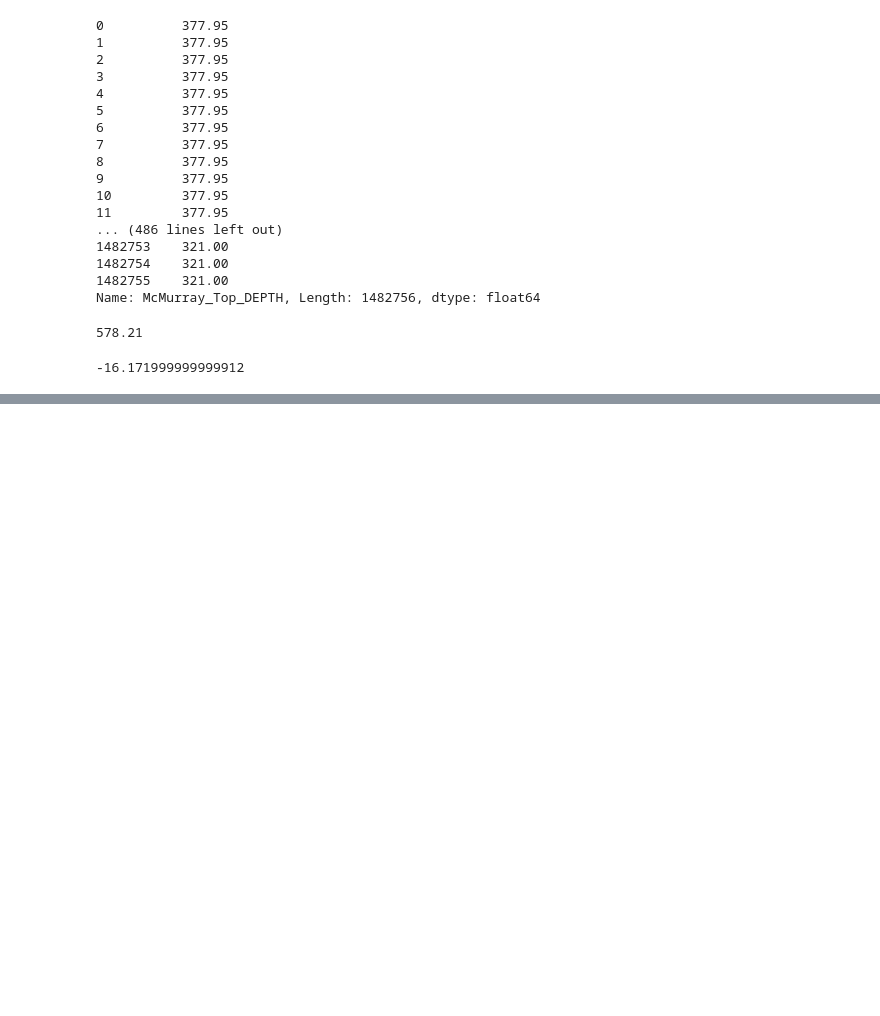
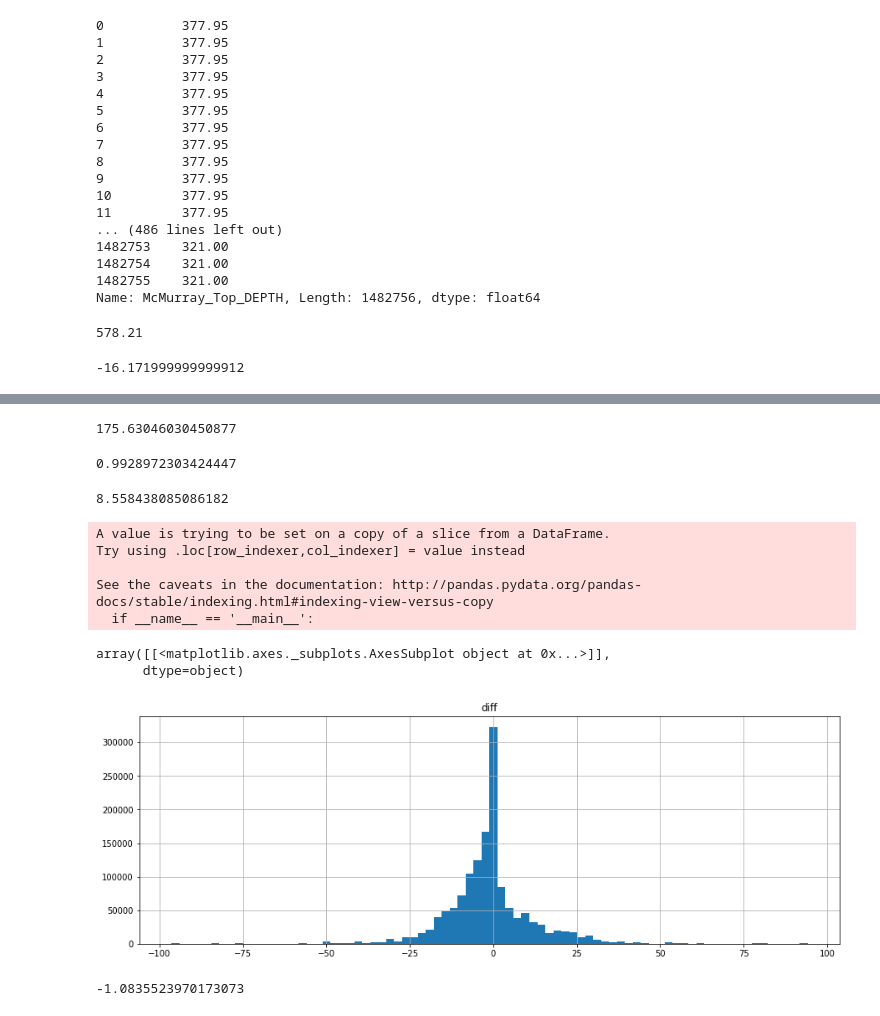
Before and after one commit to JustinGOSSES/MannvilleGroup_Strat_Hackathon, a Jupyter notebook: notebooks_2018/modular_redo/Machine_Learning/Machine_Learning_PostSplit_vA_20180804.ipynb, the cells around one changed output, grey strips where cells are left out. Cells and saved outputs as stored; diff of their text form; code cells hidden in the pictures; blank space fills up the shorter version.

Commit message:
got to the point of finally calculated a mean absolute error based on a depth prediction for each well starting from a classifier per row prediction, its still a mess but can be cleaned up.

```diff
--- a/notebooks_2018/modular_redo/Machine_Learning/Machine_Learning_PostSplit_vA_20180804.ipynb
+++ b/notebooks_2018/modular_redo/Machine_Learning/Machine_Learning_PostSplit_vA_20180804.ipynb
@@ -584,0 +726,2 @@ pred_diff_real_TopMcMr
+# %%
+df_results_train2_FullCol_vB = pd.concat([preSplitpreBal,df_results_train2_], axis=1)
@@ -595,0 +818,2 @@ def calcPredVsRealTopDif(pred_df,real_df):
+# %%
+calc_pred = calcPredVsRealTopDif(df_results_train2_FullCol_vB,'DEPT','TopMcMr_Pick_pred','UWI',[4,6,22],[0,60,95,100])
@@ -595,0 +835,2 @@ def calcPredVsRealTopDif(pred_df,real_df):
+# %%
+calc_pred_noZeros = calc_pred.loc[calc_pred['TopMcMr_Pick_predclassRollMeanSum_y'] != 0]
@@ -595,0 +841,4 @@ def calcPredVsRealTopDif(pred_df,real_df):
+# %%
+score
+# %% [output]
+175.63046030450877
@@ -595,0 +848,29 @@ def calcPredVsRealTopDif(pred_df,real_df):
+# %%
+r2_score = r2_score(calc_pred_noZeros['McMurray_Top_DEPTH'], calc_pred_noZeros['TopMcMr_Pick_pred_DEPT_pred'])
+r2_score
+# %% [output]
+0.9928972303424447
+# %%
+mean_absolute_error = mean_absolute_error(calc_pred_noZeros['McMurray_Top_DEPTH'], calc_pred_noZeros['TopMcMr_Pick_pred_DEPT_pred'])
+mean_absolute_error
+# %% [output]
+8.558438085086182
+# %%
+calc_pred_noZeros['diff'] = calc_pred_noZeros['McMurray_Top_DEPTH'] - calc_pred_noZeros['TopMcMr_Pick_pred_DEPT_pred']
+# %% [output]
+A value is trying to be set on a copy of a slice from a DataFrame.
+Try using .loc[row_indexer,col_indexer] = value instead
+
+See the caveats in the documentation: http://pandas.pydata.org/pandas-docs/stable/indexing.html#indexing-view-versus-copy
+  if __name__ == '__main__':
+# %%
+calc_pred_noZeros.hist(column='diff',bins=80,figsize=(15,5))
+# %% [output]
+array([[<matplotlib.axes._subplots.AxesSubplot object at 0x...>]],
+      dtype=object)
+[figure, added]
+# %%
+mean_error = calc_pred_noZeros['diff'].mean()
+mean_error
+# %% [output]
+-1.0835523970173073
```
Also changed, not shown: parts of 88 cells of this notebook.
